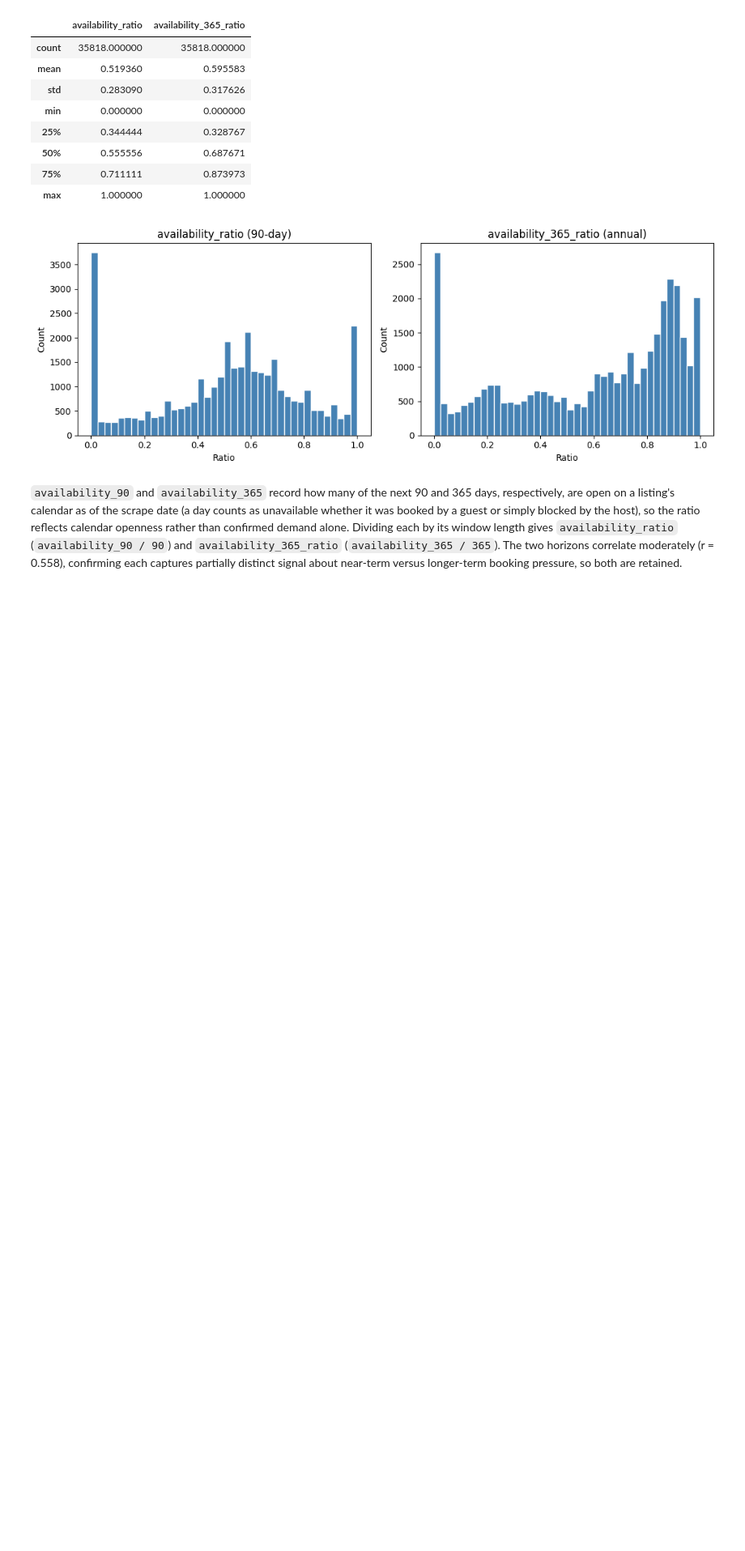
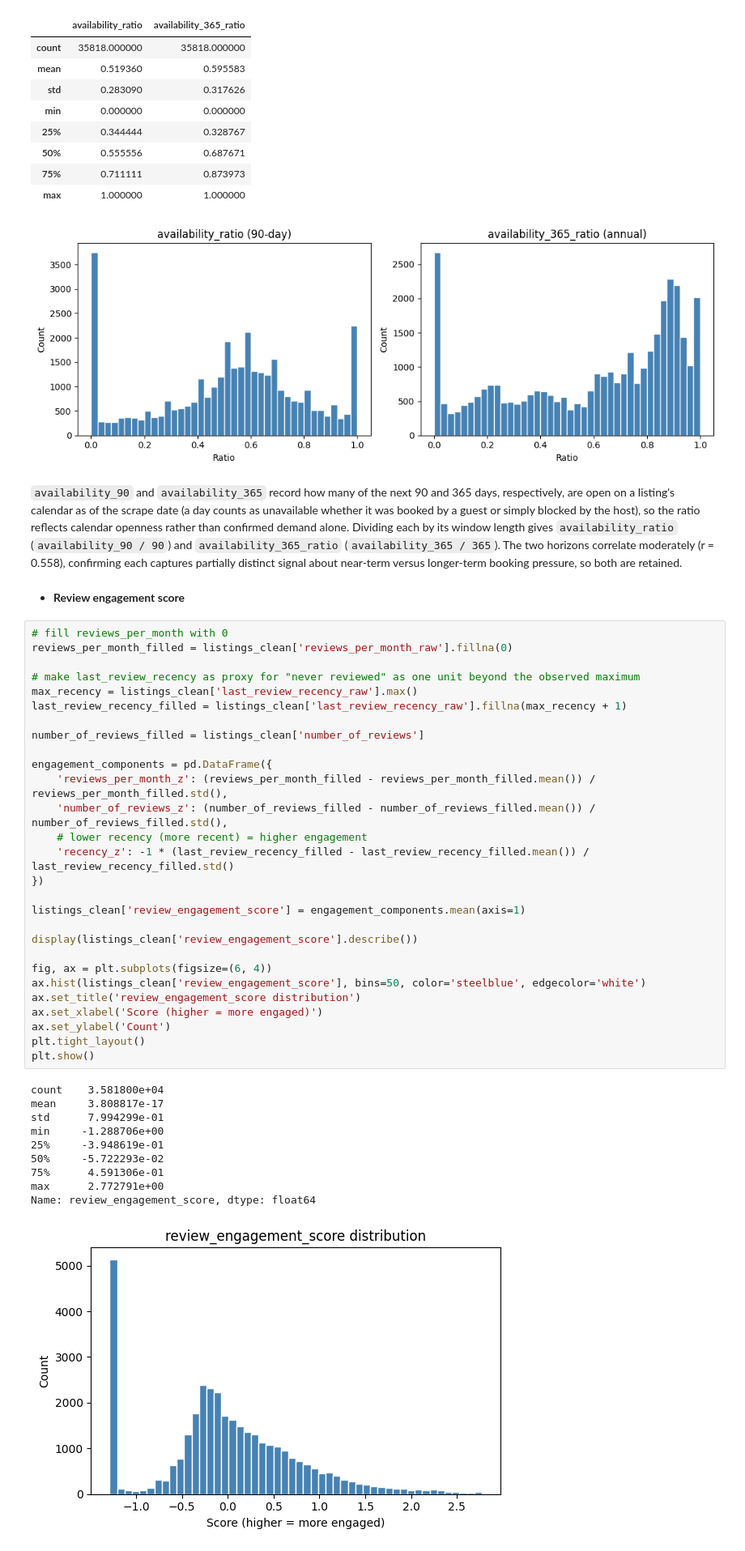
Before and after one commit to pln6/airbnb-market-segmentation-analysis, a Jupyter notebook: notebooks/02_feature_engineering.ipynb, the cells around one changed output. Shown at 81% size. Drawn from its saved outputs; the diff is of its cells as text; blank space fills up the shorter version.

Commit message:
feat: add review engagement score as domain-driven derived feature

```diff
--- a/notebooks/02_feature_engineering.ipynb
+++ b/notebooks/02_feature_engineering.ipynb
@@ -692,3 +692,44 @@ Correlation between availability_ratio (90d) and availability_365_ratio: 0.558
 [figure]
 # %% [markdown]
 `availability_90` and `availability_365` record how many of the next 90 and 365 days, respectively, are open on a listing's calendar as of the scrape date (a day counts as unavailable whether it was booked by a guest or simply blocked by the host), so the ratio reflects calendar openness rather than confirmed demand alone. Dividing each by its window length gives `availability_ratio` (`availability_90 / 90`) and `availability_365_ratio` (`availability_365 / 365`). The two horizons correlate moderately (r = 0.558), confirming each captures partially distinct signal about near-term versus longer-term booking pressure, so both are retained.
+# %% [markdown]
+- **Review engagement score**
+# %%
+# fill reviews_per_month with 0
+reviews_per_month_filled = listings_clean['reviews_per_month_raw'].fillna(0)
+
+# make last_review_recency as proxy for "never reviewed" as one unit beyond the observed maximum
+max_recency = listings_clean['last_review_recency_raw'].max()
+last_review_recency_filled = listings_clean['last_review_recency_raw'].fillna(max_recency + 1)
+
+number_of_reviews_filled = listings_clean['number_of_reviews']
+
+engagement_components = pd.DataFrame({
+    'reviews_per_month_z': (reviews_per_month_filled - reviews_per_month_filled.mean()) / reviews_per_month_filled.std(),
+    'number_of_reviews_z': (number_of_reviews_filled - number_of_reviews_filled.mean()) / number_of_reviews_filled.std(),
+    # lower recency (more recent) = higher engagement
+    'recency_z': -1 * (last_review_recency_filled - last_review_recency_filled.mean()) / last_review_recency_filled.std()
+})
+
+listings_clean['review_engagement_score'] = engagement_components.mean(axis=1)
+
+display(listings_clean['review_engagement_score'].describe())
+
+fig, ax = plt.subplots(figsize=(6, 4))
+ax.hist(listings_clean['review_engagement_score'], bins=50, color='steelblue', edgecolor='white')
+ax.set_title('review_engagement_score distribution')
+ax.set_xlabel('Score (higher = more engaged)')
+ax.set_ylabel('Count')
+plt.tight_layout()
+plt.show()
+# %% [output]
+count    3.581800e+04
+mean     3.808817e-17
+std      7.994299e-01
+min     -1.288706e+00
+25%     -3.948619e-01
+50%     -5.722293e-02
+75%      4.591306e-01
+max      2.772791e+00
+Name: review_engagement_score, dtype: float64
+[figure, added]
```
Also changed, not shown: parts of 1 cell of this notebook.
